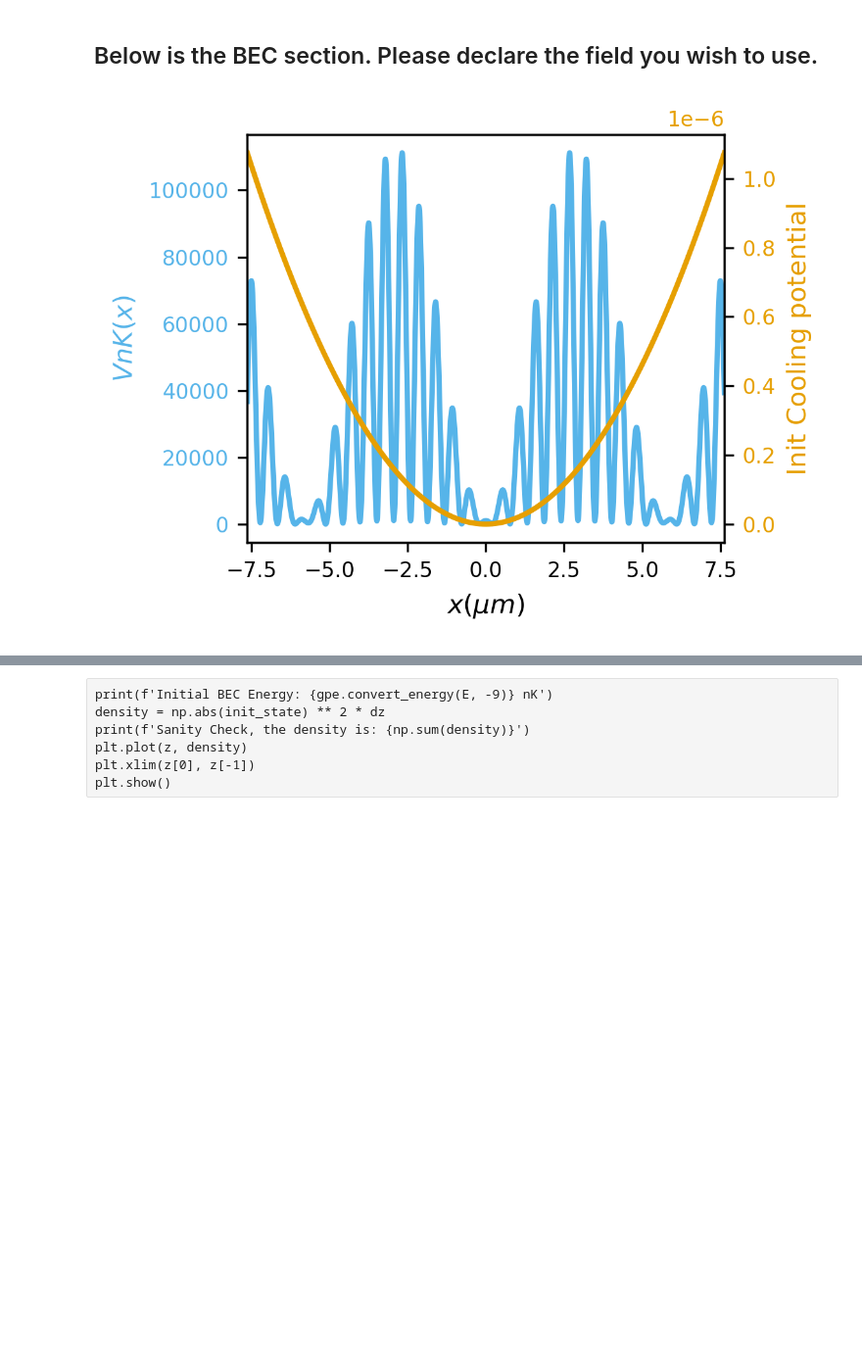
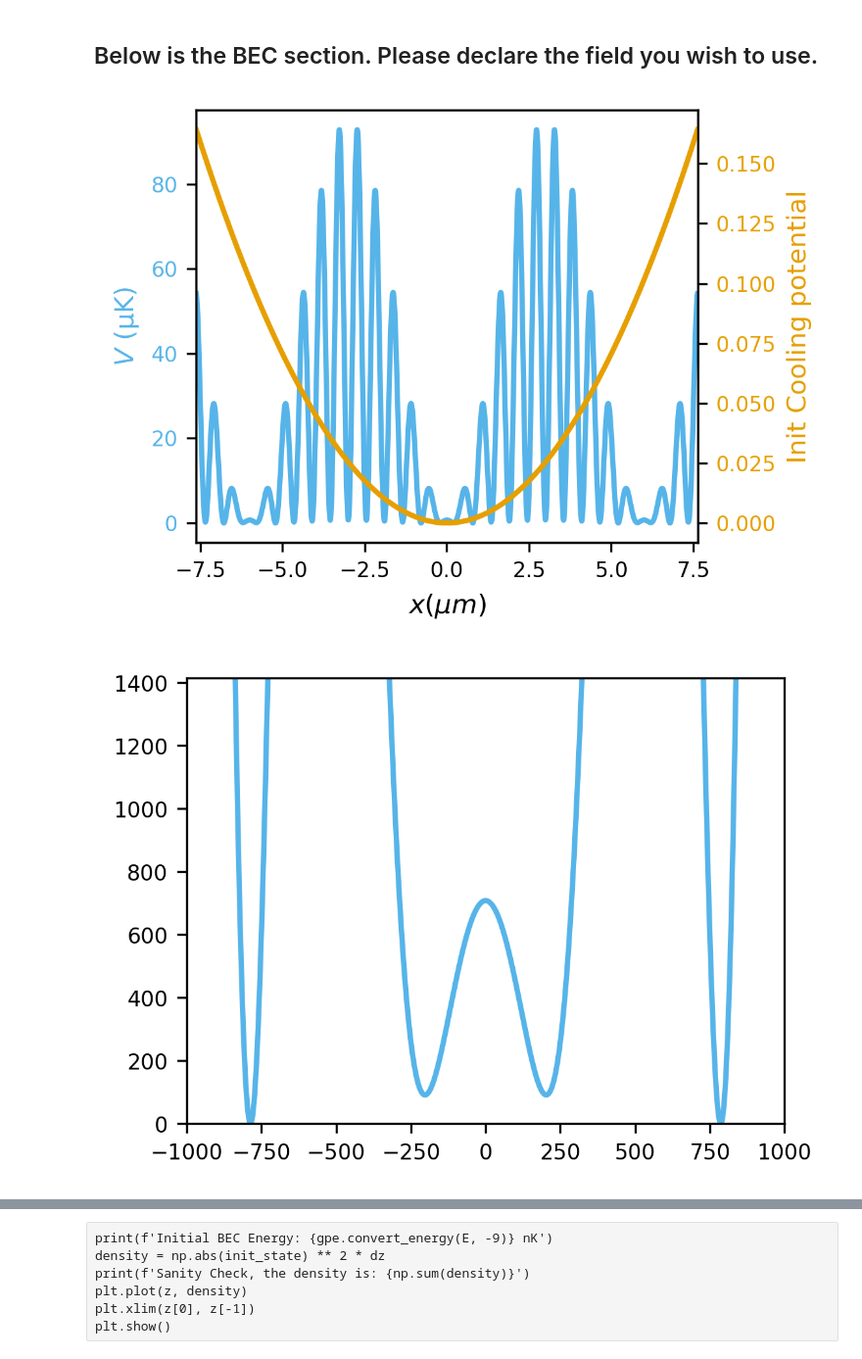
Before and after one commit to dustindberg/GPE, a Jupyter notebook: BEC_TwoFieldExample.ipynb, the cells around one changed output, grey strips where cells are left out. Shown at 98% size. Saved outputs shown, nothing was run; the diff lists cells and outputs as text; code cells hidden in the pictures; blank space fills up the shorter version.

```diff
--- a/BEC_TwoFieldExample.ipynb
+++ b/BEC_TwoFieldExample.ipynb
@@ -680,6 +689,6 @@ plt.show()
 # %%
 # Visual Assesment Modifier
-vam = 1.1e8
+vam = 1.03e8
 
 winamps = winner_amps * vam
 
@@ -709,9 +718,11 @@ adjusted_eig_zoom *= 10 ** ae_winfull_order
 
 
 plt.figure()
-plt.plot(gpe.convert_x(x_full, -6), gpe.convert_energy(adjusted_eig_zoom, -9), color=color2)
-plt.ylabel('V (nK)', color=color2)
+plt.plot(gpe.convert_x(x_full, -6), gpe.convert_energy(adjusted_eig_zoom, -6), color=color1)
+plt.ylabel('$V$ (μK)')
+plt.xlabel('$x$ (μm)')
 plt.xlim(gpe.convert_x([x_full[0], x_full[-1]], -6))
 plt.tight_layout()
+plt.savefig(f'{file_path}/{file_name}_AdjustedPotential.pdf')
 plt.show()
 # %% [output]
@@ -746,0 +730,23 @@ plt.show()
+# %%
+ff1 = α1 * (winamps[0] * f0 + winamps[1] * f1) ** 2
+ff2 = α2 * (winamps[2] * f2 + winamps[3] * f3) ** 2
+
+ff1 -= min(ff1)
+ff1 *= 10 ** ae_winfull_order
+ff2 -= min(ff2)
+ff2 *= 10 ** ae_winfull_order
+
+fig = plt.figure()
+ax1 = fig.add_subplot(111)
+ax1.plot(x_full, gpe.convert_energy(ff1, -6), color=color1)
+ax1.set_xlim(x_full[0], x_full[-1])
+
+ax2 = ax1.twinx()
+ax2.plot(x_full, gpe.convert_energy(ff2, -6), color=color2)
+
+ax1.set_ylabel('Field 1 (μK)', color=color1)
+ax1.tick_params(axis='y', labelcolor=color1)
+ax2.set_ylabel('Field 2 (μK)', color=color2)
+ax2.tick_params(axis='y', labelcolor=color2)
+plt.tight_layout()
+plt.show()
@@ -806,7 +813,7 @@ def first_pass_cooling(x):
     """
     Non-relativistic kinetic energy
     """
-    return ((max(zoom_fields) * x) / x_lim) ** 2
+    return max(adjusted_eig_winner) * (x / x_lim) ** 2
 
 def fwhm(density, grid):
     index = np.where(density >= 0.5*density.max())[0]
@@ -826,37 +833,44 @@ first_pass_params = dict(
 sys_params = dict(
     x_amplitude=x_lim,
     x_grid_dim=x_res,
     N=N,
     k=ke,
     initial_trap=VV,
     times=times,
     diff_k=diff_k,
     get_mu=True,
 )
 
 c1 = ok['blue']
 c2 = ok['orange']
 
 fig=plt.figure()
 ax1=fig.add_subplot(111)
-ax1.plot(z_micro, gpe.convert_energy(sys_params['initial_trap'](z), -9), label='SO Potential', color=c1)
+ax1.plot(z_micro, gpe.convert_energy(sys_params['initial_trap'](z), -6), label='SO Potential', color=c1)
 ax1.set_xlabel('$x (μm)$')
 ax1.set_xlim(z_micro[0], z_micro[-1])
 
 if pre_cooling:
     ax2 = ax1.twinx()
-    ax2.plot(z_micro, gpe.convert_energy(first_pass_cooling(z), -9), label='Initial Cooling Potential', color=c2)
+    ax2.plot(z_micro, gpe.convert_energy(first_pass_cooling(z), -6), label='Initial Cooling Potential', color=c2)
     ax2.set_ylabel('Init Cooling potential', color=c2)
     ax2.tick_params(axis='y', labelcolor=c2)
 
-ax1.set_ylabel('$V nK(x)$', color=c1)
+ax1.set_ylabel('$V$ (μK)', color=c1)
 ax1.tick_params(axis='y', labelcolor=c1)
 #plt.ticklabel_format(style='sci', axis='y', scilimits=(-1e-4, 1e-4))
 plt.tight_layout()
 plt.savefig(f'{file_path}/{file_name}_CoolingPotential_{test_field_tag}.pdf')
 plt.show()
+
+plt.figure()
+plt.plot(z_nano, gpe.convert_energy(sys_params['initial_trap'](z), -9))
+plt.xlim(-λ_min, λ_min)
+plt.ylim(0, 2 * max(gpe.convert_energy(sys_params['initial_trap'](x), -9)))
+plt.show()
 # %% [output]
-[figure, old version]
+[figure, new version]
+[figure, added]
 # %%
 if pre_cooling:
     init_state, E, mu = imag_time_gpe1D(
```
Also changed, not shown: parts of 35 cells of this notebook.
